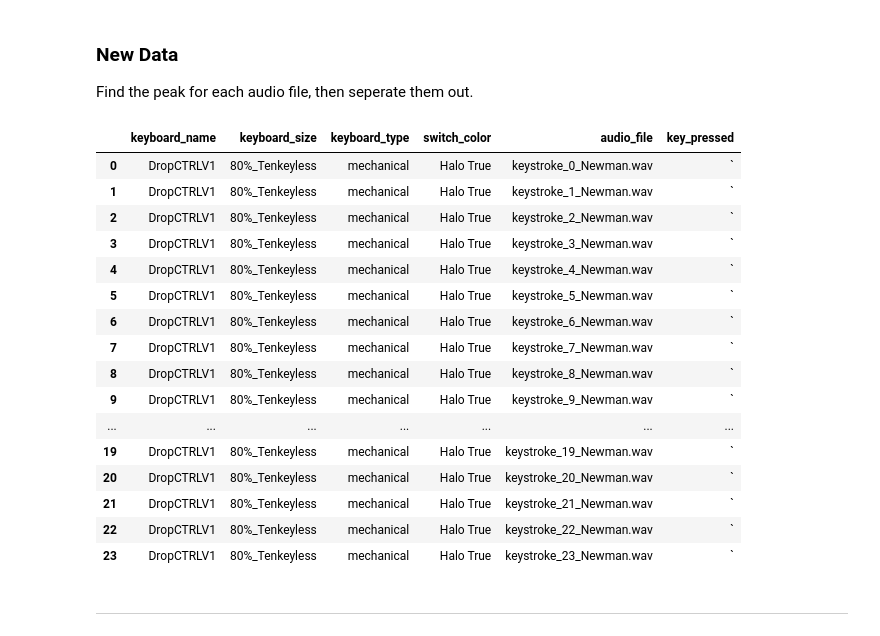
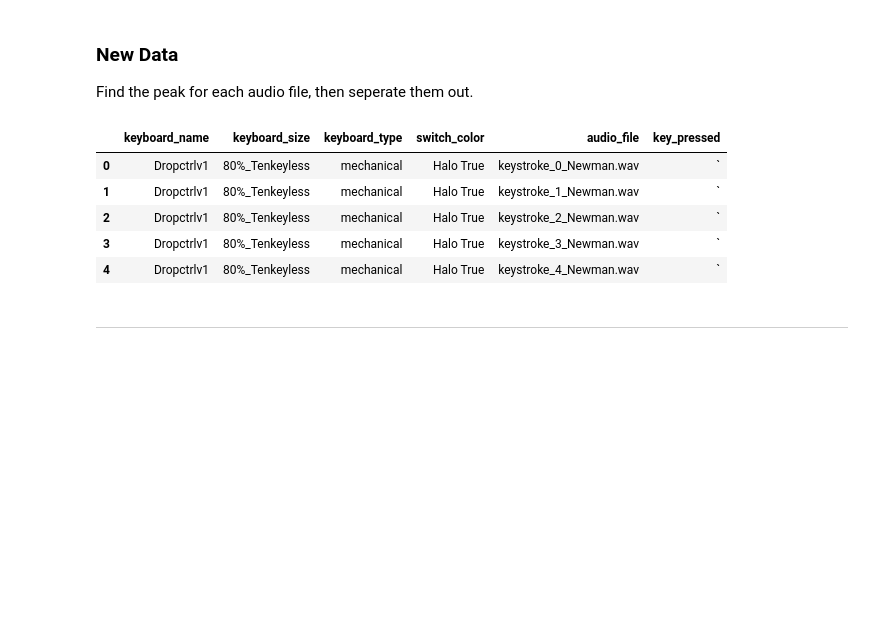
Before and after one commit to bsaleh524/keyboard_recorder, a Jupyter notebook: preprocessing/exploration_and_preproc.ipynb, the cells around one changed output. Cells and saved outputs as stored; diff of their text form; code cells hidden in the pictures; blank space fills up the shorter version.

```diff
--- a/preprocessing/exploration_and_preproc.ipynb
+++ b/preprocessing/exploration_and_preproc.ipynb
@@ -27,6 +28,9 @@ import soundfile as sf
 # %%
 # Define the path to the data folder
 data_folder = '../data/old_data/'
+output_dir='../preprocessed_data/new_data/'
+if not os.path.exists(output_dir):
+    os.makedirs(output_dir)
 
 # Initialize an empty list to store the data
 key_data_list = []
@@ -72,10 +76,19 @@ for user_folder in os.listdir(data_folder):
 
                 # Add the user, audio file name, and key_pressed information
                 yaml_data['user'] = user_folder
-                yaml_data['audio_file'] = file_name.replace('.yaml', '.wav')  # Assuming audio files are in .wav format
+                yaml_data['audio_file'] = file_name.replace('.yaml', f'_{user_folder}.wav')
+                yaml_data['audio_file'] = file_name.replace('.yaml', '.wav') # Assuming audio files are in .wav format
                 yaml_data['key_pressed'] = key_pressed
 
                 # Append the data to the list
+
+
+                # Copy the audio file to the output directory
+                audio_file_name = yaml_data['audio_file']
+                source_audio_file_path = os.path.join(key_folder_path, audio_file_name)
+                destination_audio_file_path = os.path.join(output_dir, new_audio_name)
+                shutil.copy2(source_audio_file_path, destination_audio_file_path)
+                yaml_data['audio_file'] = new_audio_name
                 key_data_list.append(yaml_data)
 
 # Convert the list of dictionaries to a DataFrame
@@ -111,8 +124,8 @@ def sliding_window_average(energy, window_size):
 
 def get_yaml_file(folder_path):
     for file in os.listdir(folder_path):
-        if file.endswith(".yaml") or file.endswith(".yml"):
-            yaml_file_path = os.path.join(key_folder_path, file_name)
+        if (file.endswith(".yaml") or file.endswith(".yml")):
+            yaml_file_path = os.path.join(folder_path, file)
             # Get all yaml data first
             # Read the YAML file and filter out the 'key_pressed' field and subsequent lines until 'keyboard_name'
             with open(yaml_file_path, 'r') as file:
@@ -149,7 +162,7 @@ def extract_keystrokes(data_folder, low_threshold, high_threshold, output_dir,
 
                 elif file_name.endswith('.wav'):
                     # Wav file
-                    key_pressed = file_name.split('_')[2]
+                    key_pressed = file_name.split('_')[2].lower()
 
                     wav_file_path = os.path.join(key_folder_path, file_name)
 
@@ -196,7 +209,7 @@ def extract_keystrokes(data_folder, low_threshold, high_threshold, output_dir,
                             pad_after = padding_needed - pad_before
                             keystroke_audio = np.pad(keystroke_audio, (pad_before, pad_after), 'constant')
 
-                        output_path = os.path.join(output_dir, f'keystroke_{i}_{user_folder}.wav')
+                        output_path = os.path.join(output_dir, f'keystroke_{key_pressed}_{i}_{user_folder}.wav')
                         sf.write(output_path, keystroke_audio, sr)
                         if debug:
                             print(f'Saved keystroke {i} to {output_path}')
@@ -218,52 +231,41 @@ def extract_keystrokes(data_folder, low_threshold, high_threshold, output_dir,
                         # plt.plot(time, y, label='Audio Signal')
                         plt.plot(frames_time, averaged_energy, label='Averaged Energy', color='orange')
                         plt.axhline(y=low_threshold, color='black', linestyle=':', label='Low Threshold')
                         plt.axhline(y=high_threshold, color='green', linestyle=':', label='High Threshold')
                         for start_frame, end_frame in filtered_keystroke_events[1:]:
                             plt.axvline(x=start_frame * window_size / sr, color='red', linestyle='-', linewidth=0.2)
                             plt.axvline(x=end_frame * window_size / sr, color='magenta', linestyle='-', linewidth=0.2)
                         plt.xlabel('Time (s)')
                         plt.ylabel('Amplitude / Averaged Energy')
                         plt.legend()
                         plt.title('Keystroke Detection Visualization')
                         plt.show()
     key_df = pd.DataFrame(data=audio_data, columns=['keyboard_name', 'keyboard_size', 'keyboard_type',
                                                     'switch_color', 'audio_file', 'key_pressed'])
     return key_df
 
 # Extract keystrokes with the chosen threshold
 audio_path='../data/new_data/'
-low_threshold=0.005
-high_threshold=0.01
+low_threshold=0.005  # Thresholds must be adjusted
+high_threshold=0.01  # Thresholds must be adjusted
 output_dir='../preprocessed_data/new_data/'
 window_size=35
 give_plot=False
 
 new_key_df = extract_keystrokes(data_folder=audio_path,
                    low_threshold=low_threshold,
                    high_threshold=high_threshold,
                    output_dir=output_dir,
                    window_size=window_size,
                    give_plot=False)
-new_key_df.head(25)
+new_key_df.head()
 # %% [output]
 |  | keyboard_name | keyboard_size | keyboard_type | switch_color | audio_file | key_pressed |
-| 0 | DropCTRLV1 | 80%_Tenkeyless | mechanical | Halo True | keystroke_0_Newman.wav | ` |
-| 1 | DropCTRLV1 | 80%_Tenkeyless | mechanical | Halo True | keystroke_1_Newman.wav | ` |
-| 2 | DropCTRLV1 | 80%_Tenkeyless | mechanical | Halo True | keystroke_2_Newman.wav | ` |
-| 3 | DropCTRLV1 | 80%_Tenkeyless | mechanical | Halo True | keystroke_3_Newman.wav | ` |
-| 4 | DropCTRLV1 | 80%_Tenkeyless | mechanical | Halo True | keystroke_4_Newman.wav | ` |
-| 5 | DropCTRLV1 | 80%_Tenkeyless | mechanical | Halo True | keystroke_5_Newman.wav | ` |
-| 6 | DropCTRLV1 | 80%_Tenkeyless | mechanical | Halo True | keystroke_6_Newman.wav | ` |
-| 7 | DropCTRLV1 | 80%_Tenkeyless | mechanical | Halo True | keystroke_7_Newman.wav | ` |
-| 8 | DropCTRLV1 | 80%_Tenkeyless | mechanical | Halo True | keystroke_8_Newman.wav | ` |
-| 9 | DropCTRLV1 | 80%_Tenkeyless | mechanical | Halo True | keystroke_9_Newman.wav | ` |
-| ... | ... | ... | ... | ... | ... | ... |
-| 19 | DropCTRLV1 | 80%_Tenkeyless | mechanical | Halo True | keystroke_19_Newman.wav | ` |
-| 20 | DropCTRLV1 | 80%_Tenkeyless | mechanical | Halo True | keystroke_20_Newman.wav | ` |
-| 21 | DropCTRLV1 | 80%_Tenkeyless | mechanical | Halo True | keystroke_21_Newman.wav | ` |
-| 22 | DropCTRLV1 | 80%_Tenkeyless | mechanical | Halo True | keystroke_22_Newman.wav | ` |
-| 23 | DropCTRLV1 | 80%_Tenkeyless | mechanical | Halo True | keystroke_23_Newman.wav | ` |
+| 0 | Dropctrlv1 | 80%_Tenkeyless | mechanical | Halo True | keystroke_0_Newman.wav | ` |
+| 1 | Dropctrlv1 | 80%_Tenkeyless | mechanical | Halo True | keystroke_1_Newman.wav | ` |
+| 2 | Dropctrlv1 | 80%_Tenkeyless | mechanical | Halo True | keystroke_2_Newman.wav | ` |
+| 3 | Dropctrlv1 | 80%_Tenkeyless | mechanical | Halo True | keystroke_3_Newman.wav | ` |
+| 4 | Dropctrlv1 | 80%_Tenkeyless | mechanical | Halo True | keystroke_4_Newman.wav | ` |
 # %% [markdown]
 -------------
 # %% [markdown]
```
Also changed, not shown: parts of 17 cells of this notebook.
